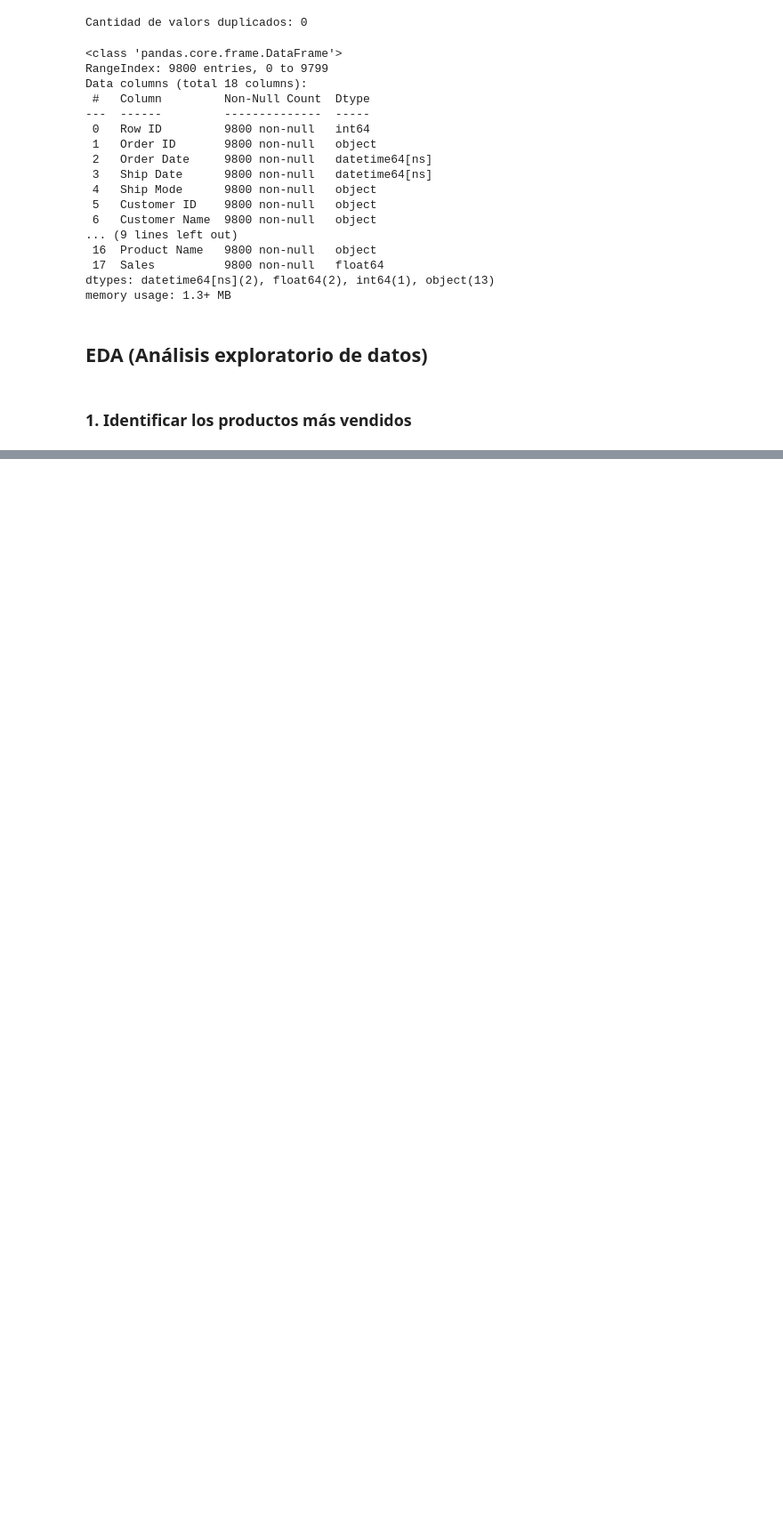
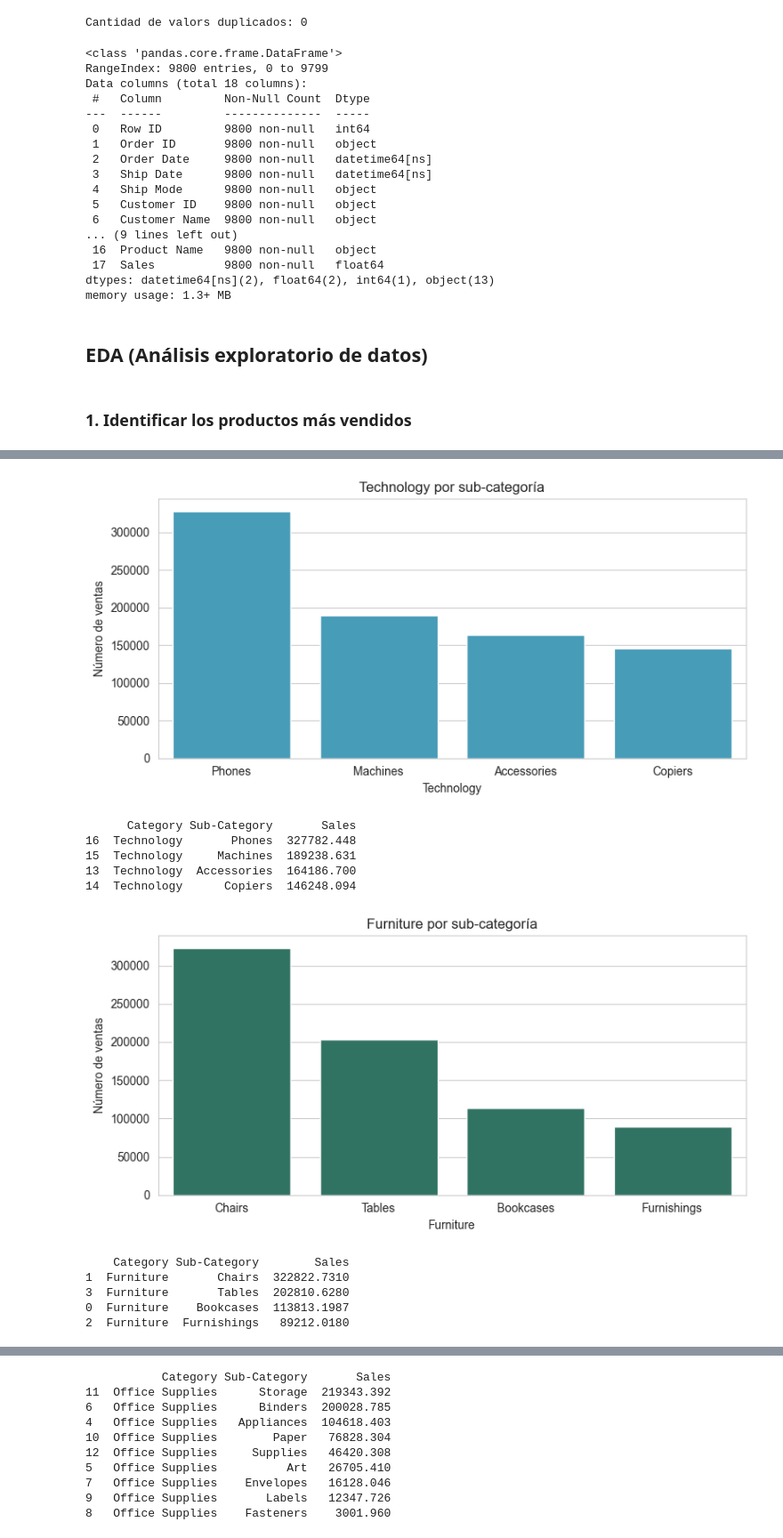
Before and after one commit to JBolaOcho/Superstore_Sales_Analysis, a Jupyter notebook: notebooks/1_EDA.ipynb, the cells around one changed output, grey strips where cells are left out. Shown: that part at 89% size. Drawn from its saved outputs; the diff is of its cells as text; code cells hidden in the pictures; blank space fills up the shorter version.

```diff
--- a/notebooks/1_EDA.ipynb
+++ b/notebooks/1_EDA.ipynb
@@ -205,0 +212,28 @@ plt.show()
+# %%
+# Segmentamos la gráfica por tipo de categoria
+#temp_variable = sales_category_subcategory[sales_category_subcategory["Category"] == "Technology"]
+category_type_list = ["Technology", "Furniture", "Office Supplies"]
+
+for i in category_type_list:
+    temp_variable = sales_category_subcategory[sales_category_subcategory["Category"] == i]
+    plt.figure(figsize=(8, 4))
+    sns.barplot(data=temp_variable, y="Sales", x="Sub-Category", hue="Category", legend=False, palette=category_colors)
+    plt.title(f"{i} por sub-categoría")
+    plt.xlabel(i)
+    plt.ylabel("Número de ventas")
+    plt.tight_layout()
+    plt.show()
+    print(temp_variable)
+# %% [output]
+[figure, added]
+      Category Sub-Category       Sales
+16  Technology       Phones  327782.448
+15  Technology     Machines  189238.631
+13  Technology  Accessories  164186.700
+14  Technology      Copiers  146248.094
+[figure, added]
+    Category Sub-Category        Sales
+1  Furniture       Chairs  322822.7310
+3  Furniture       Tables  202810.6280
+0  Furniture    Bookcases  113813.1987
+2  Furniture  Furnishings   89212.0180
@@ -205,0 +241,10 @@ plt.show()
+           Category Sub-Category       Sales
+11  Office Supplies      Storage  219343.392
+6   Office Supplies      Binders  200028.785
+4   Office Supplies   Appliances  104618.403
+10  Office Supplies        Paper   76828.304
+12  Office Supplies     Supplies   46420.308
+5   Office Supplies          Art   26705.410
+7   Office Supplies    Envelopes   16128.046
+9   Office Supplies       Labels   12347.726
+8   Office Supplies    Fasteners    3001.960
```
Also changed, not shown: parts of 5 cells of this notebook.
